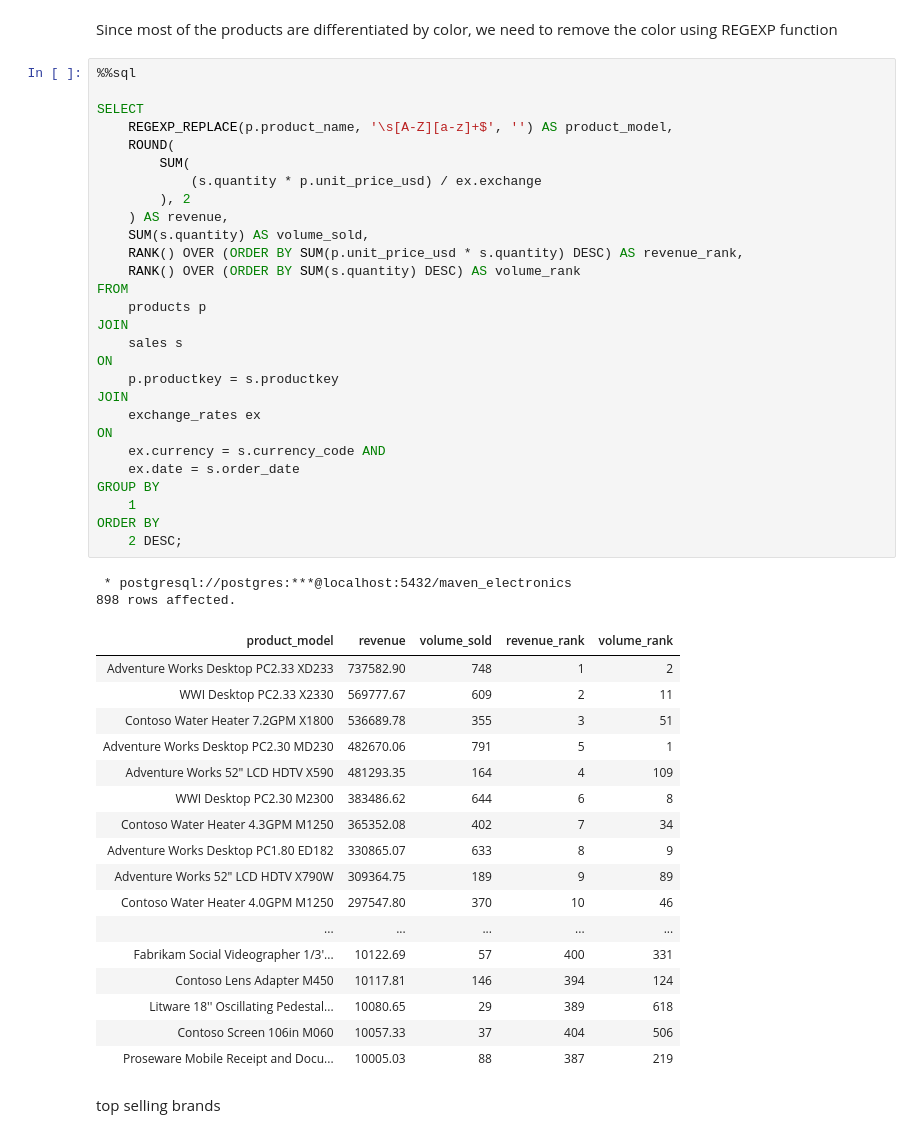
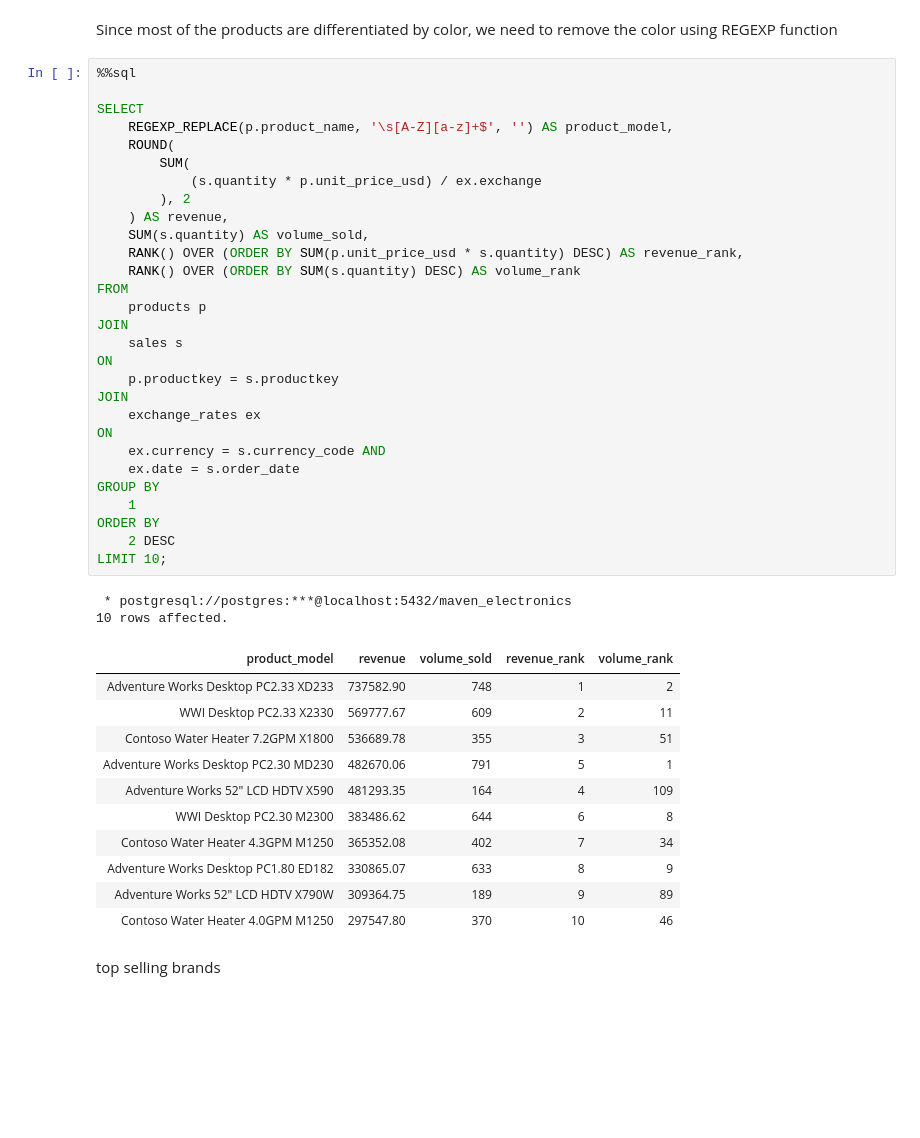
Before and after one commit to Ronald116/Data-Analysis-Projects, a Jupyter notebook: Maven_Global_Electronics_Retailer/global_electronics_retail_analysis.ipynb, the cells around one changed output. Cells and saved outputs as stored; diff of their text form; blank space fills up the shorter version.

Commit message:
limited to 10

```diff
--- a/Maven_Global_Electronics_Retailer/global_electronics_retail_analysis.ipynb
+++ b/Maven_Global_Electronics_Retailer/global_electronics_retail_analysis.ipynb
@@ -428,41 +428,36 @@ SELECT
     SUM(s.quantity) AS volume_sold,
     RANK() OVER (ORDER BY SUM(p.unit_price_usd * s.quantity) DESC) AS revenue_rank,
     RANK() OVER (ORDER BY SUM(s.quantity) DESC) AS volume_rank
 FROM
     products p
 JOIN
     sales s
 ON
     p.productkey = s.productkey
 JOIN
     exchange_rates ex
 ON
     ex.currency = s.currency_code AND
     ex.date = s.order_date
 GROUP BY
     1
 ORDER BY
-    2 DESC;
+    2 DESC
+LIMIT 10;
 # %% [output]
  * postgresql://postgres:***@localhost:5432/maven_electronics
-898 rows affected.
+10 rows affected.
 | product_model | revenue | volume_sold | revenue_rank | volume_rank |
 | Adventure Works Desktop PC2.33 XD233 | 737582.90 | 748 | 1 | 2 |
 | WWI Desktop PC2.33 X2330 | 569777.67 | 609 | 2 | 11 |
 | Contoso Water Heater 7.2GPM X1800 | 536689.78 | 355 | 3 | 51 |
 | Adventure Works Desktop PC2.30 MD230 | 482670.06 | 791 | 5 | 1 |
 | Adventure Works 52" LCD HDTV X590 | 481293.35 | 164 | 4 | 109 |
 | WWI Desktop PC2.30 M2300 | 383486.62 | 644 | 6 | 8 |
 | Contoso Water Heater 4.3GPM M1250 | 365352.08 | 402 | 7 | 34 |
 | Adventure Works Desktop PC1.80 ED182 | 330865.07 | 633 | 8 | 9 |
 | Adventure Works 52" LCD HDTV X790W | 309364.75 | 189 | 9 | 89 |
 | Contoso Water Heater 4.0GPM M1250 | 297547.80 | 370 | 10 | 46 |
-| ... | ... | ... | ... | ... |
-| Fabrikam Social Videographer 1/3'... | 10122.69 | 57 | 400 | 331 |
-| Contoso Lens Adapter M450 | 10117.81 | 146 | 394 | 124 |
-| Litware 18'' Oscillating Pedestal... | 10080.65 | 29 | 389 | 618 |
-| Contoso Screen 106in M060 | 10057.33 | 37 | 404 | 506 |
-| Proseware Mobile Receipt and Docu... | 10005.03 | 88 | 387 | 219 |
 # %% [markdown]
 top selling brands
 # %%
```
